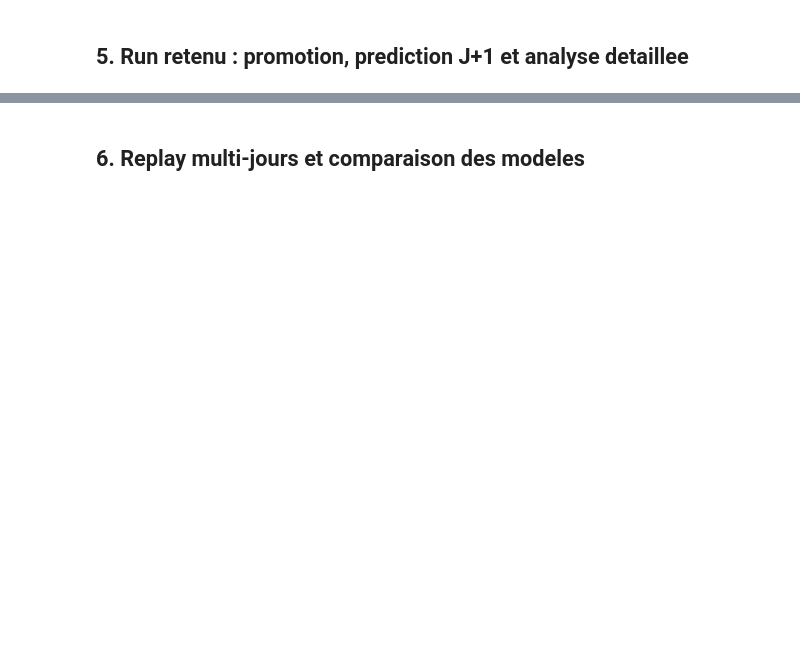
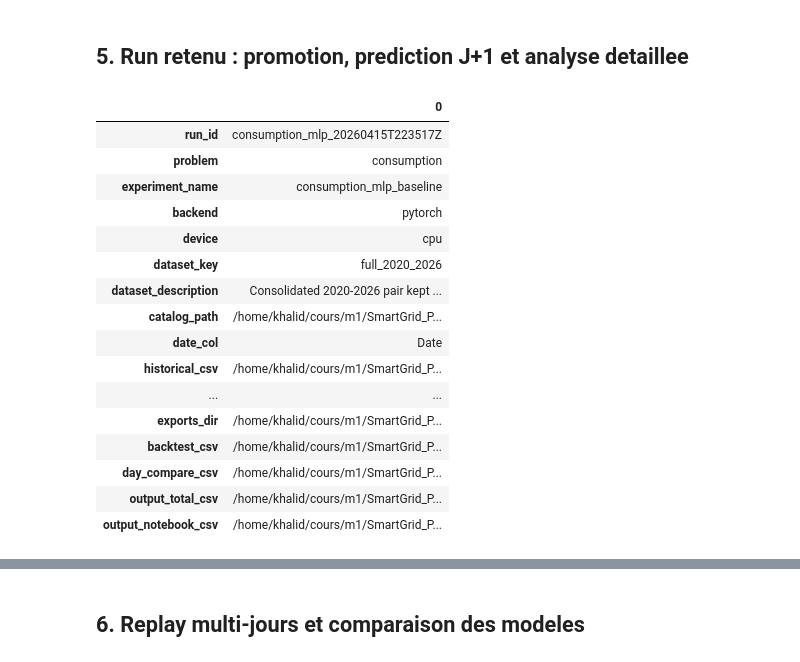
Before and after one commit to Khalid-Bensaber/SmartGrid, a Jupyter notebook: notebooks/experiments/SmartGrid_Demo_Globale.ipynb, the cells around one changed output, grey strips where cells are left out. Saved outputs shown, nothing was run; the diff lists cells and outputs as text; code cells hidden in the pictures; blank space fills up the shorter version.

```diff
--- a/notebooks/experiments/SmartGrid_Demo_Globale.ipynb
+++ b/notebooks/experiments/SmartGrid_Demo_Globale.ipynb
@@ -50,35 +50,43 @@ DATASET_OVERRIDES = {
     'holidays_xlsx': None,
 }
 
-RUN_TRAINING_BENCHMARK = False
+RUN_TRAINING_BENCHMARK = True
 TRAIN_CONFIGS = None   # None => toutes les configs de configs/consumption
 TRAIN_ANALYSIS_DAYS = 1
-TRAIN_ANALYSIS_DATE = None
+TRAIN_ANALYSIS_DATE = None   # Date exportee pendant le train global (benchmark).
+DETAILED_ANALYSIS_DATE = '2025-12-25'   # Date J+1 a recalculer pour la partie 5 sans reentrainer.
 TRAIN_PROMOTE_IMMEDIATELY = False
 BENCHMARK_OUTPUT_CSV = 'artifacts/benchmarks/demo_consumption_feature_variants.csv'
 MANUAL_BENCHMARK_CSV = None
+AUTO_BOOTSTRAP_IF_EMPTY = True
+BOOTSTRAP_TRAIN_CONFIGS = None   # None => toutes les configs de configs/consumption si aucun benchmark global ni run existant.
 
 PROMOTE_SELECTED_RUN = False
 PROMOTE_RUN_ID = None
-PROMOTE_STRATEGY = 'best_rmse'   # 'best_rmse' | 'best_mae' | 'current'
+PROMOTE_STRATEGY = 'best_mae'   # 'best_rmse' | 'best_mae' | 'current'
 
 RUN_NEXT_DAY_FORECAST = False
 FORECAST_TARGET_DATE = None
 FORECAST_OUTPUT_CSV = None
 FORECAST_ALLOW_FALLBACK = False
 
+# Mode principal du notebook: réutiliser des runs existants et les rejouer sur une autre période.
 RUN_REPLAY_BENCHMARK = True
-REPLAY_REQUIRE_FRESH_RUNS = True
-REPLAY_CONFIGS = None   # None => baseline + run promu/courant + top-N benchmark, réentraînés avant replay
+REPLAY_REQUIRE_FRESH_RUNS = False
+REPLAY_CONFIGS = None   # Utilisé seulement si REPLAY_REQUIRE_FRESH_RUNS = True
 REPLAY_START_DATE = '2025-11-01'
-REPLAY_END_DATE = '2025-11-07'
-REPLAY_MODEL_RUN_IDS = None
-TOP_N_REPLAY_OTHER_MODELS = 2
+REPLAY_END_DATE = '2025-11-30'
+REPLAY_MODEL_RUN_IDS = None   # None => current + baseline + top-N runs existants du benchmark global
+TOP_N_REPLAY_OTHER_MODELS = 3
+REPLAY_SORT_METRIC = 'MAE'
+PROMOTE_REPLAY_WINNER = True
+PROMOTE_REPLAY_METRIC = 'MAE'
+USE_REPLAY_WINNER_FOR_DETAILED_ANALYSIS = True
 MANUAL_REPLAY_SUMMARY_CSV = None
 MANUAL_REPLAY_MANIFEST_JSON = None
 
 DETAILED_RUN_ID = None
-PREFERRED_SORT_METRIC = 'RMSE'
+PREFERRED_SORT_METRIC = 'MAE'
 PLOT_LAST_N_POINTS = 7 * 144
 # %% [markdown]
 ## 2. Helpers
@@ -923,13 +1116,34 @@ else:
 # %%
 if not DETAILED_RUN_ID_RESOLVED:
     raise RuntimeError('Aucun run disponible pour l analyse detaillee.')
 
 RUN_ARTIFACTS = resolve_run_artifacts(PROJECT_ROOT, DETAILED_RUN_ID_RESOLVED)
 RUN_SUMMARY = RUN_ARTIFACTS['summary']
 HISTORY_CSV = find_history_csv(PROJECT_ROOT)
 
-summary_flat = pd.DataFrame({key: [value] for key, value in RUN_SUMMARY.items() if not isinstance(value, (dict, list))})
+summary_display = dict(RUN_SUMMARY)
+if DETAILED_ANALYSIS_DATE:
+    summary_display['selected_analysis_day'] = str(pd.Timestamp(DETAILED_ANALYSIS_DATE).date())
+summary_flat = pd.DataFrame({key: [value] for key, value in summary_display.items() if not isinstance(value, (dict, list))})
 summary_flat.T
+# %% [output]
+|  | 0 |
+| run_id | consumption_mlp_20260415T223517Z |
+| problem | consumption |
+| experiment_name | consumption_mlp_baseline |
+| backend | pytorch |
+| device | cpu |
+| dataset_key | full_2020_2026 |
+| dataset_description | Consolidated 2020-2026 pair kept ... |
+| catalog_path | /home/khalid/cours/m1/SmartGrid_P... |
+| date_col | Date |
+| historical_csv | /home/khalid/cours/m1/SmartGrid_P... |
+| ... | ... |
+| exports_dir | /home/khalid/cours/m1/SmartGrid_P... |
+| backtest_csv | /home/khalid/cours/m1/SmartGrid_P... |
+| day_compare_csv | /home/khalid/cours/m1/SmartGrid_P... |
+| output_total_csv | /home/khalid/cours/m1/SmartGrid_P... |
+| output_notebook_csv | /home/khalid/cours/m1/SmartGrid_P... |
 # %%
 if not DETAILED_RUN_ID_RESOLVED:
     raise RuntimeError('Aucun run disponible pour l analyse detaillee.')
```
Also changed, not shown: parts of 8 cells of this notebook, 12 other files.
